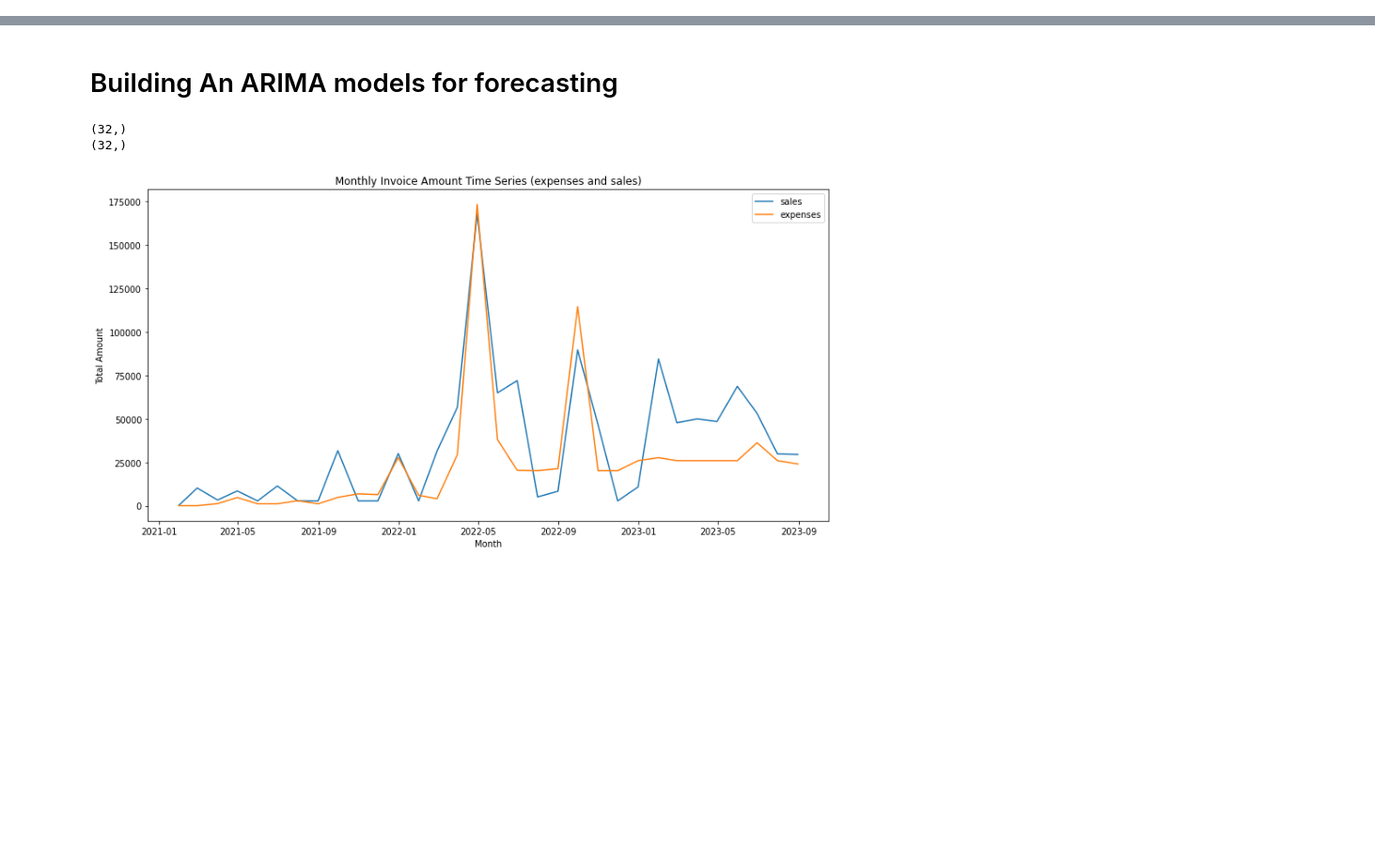
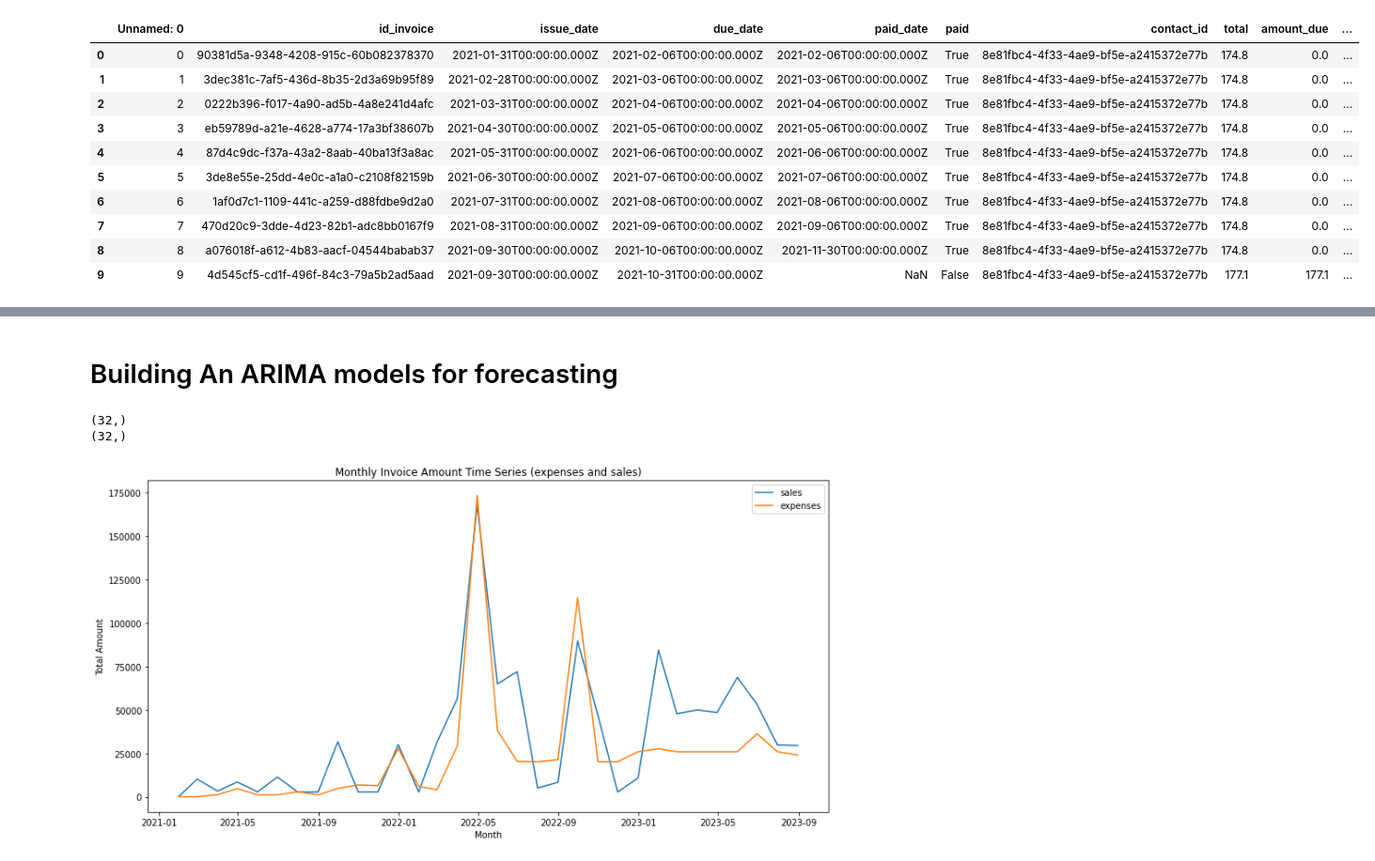
Before and after one commit to Sachin2911/SyftWebApp, a Jupyter notebook: DataAnalysis/Models.ipynb, the cells around one changed output, grey strips where cells are left out. Shown at 94% size. Cells and saved outputs as stored; diff of their text form; code cells hidden in the pictures; blank space fills up the shorter version.

```diff
--- a/DataAnalysis/Models.ipynb
+++ b/DataAnalysis/Models.ipynb
@@ -3,0 +7,14 @@ import numpy as np
+# %%
+merged_df.head(10)
+# %% [output]
+|  | Unnamed: 0 | id_invoice | issue_date | due_date | paid_date | paid | contact_id | total | amount_due | ... |
+| 0 | 0 | 90381d5a-9348-4208-915c-60b082378370 | 2021-01-31T00:00:00.000Z | 2021-02-06T00:00:00.000Z | 2021-02-06T00:00:00.000Z | True | 8e81fbc4-4f33-4ae9-bf5e-a2415372e77b | 174.8 | 0.0 | ... |
+| 1 | 1 | 3dec381c-7af5-436d-8b35-2d3a69b95f89 | 2021-02-28T00:00:00.000Z | 2021-03-06T00:00:00.000Z | 2021-03-06T00:00:00.000Z | True | 8e81fbc4-4f33-4ae9-bf5e-a2415372e77b | 174.8 | 0.0 | ... |
+| 2 | 2 | 0222b396-f017-4a90-ad5b-4a8e241d4afc | 2021-03-31T00:00:00.000Z | 2021-04-06T00:00:00.000Z | 2021-04-06T00:00:00.000Z | True | 8e81fbc4-4f33-4ae9-bf5e-a2415372e77b | 174.8 | 0.0 | ... |
+| 3 | 3 | eb59789d-a21e-4628-a774-17a3bf38607b | 2021-04-30T00:00:00.000Z | 2021-05-06T00:00:00.000Z | 2021-05-06T00:00:00.000Z | True | 8e81fbc4-4f33-4ae9-bf5e-a2415372e77b | 174.8 | 0.0 | ... |
+| 4 | 4 | 87d4c9dc-f37a-43a2-8aab-40ba13f3a8ac | 2021-05-31T00:00:00.000Z | 2021-06-06T00:00:00.000Z | 2021-06-06T00:00:00.000Z | True | 8e81fbc4-4f33-4ae9-bf5e-a2415372e77b | 174.8 | 0.0 | ... |
+| 5 | 5 | 3de8e55e-25dd-4e0c-a1a0-c2108f82159b | 2021-06-30T00:00:00.000Z | 2021-07-06T00:00:00.000Z | 2021-07-06T00:00:00.000Z | True | 8e81fbc4-4f33-4ae9-bf5e-a2415372e77b | 174.8 | 0.0 | ... |
+| 6 | 6 | 1af0d7c1-1109-441c-a259-d88fdbe9d2a0 | 2021-07-31T00:00:00.000Z | 2021-08-06T00:00:00.000Z | 2021-08-06T00:00:00.000Z | True | 8e81fbc4-4f33-4ae9-bf5e-a2415372e77b | 174.8 | 0.0 | ... |
+| 7 | 7 | 470d20c9-3dde-4d23-82b1-adc8bb0167f9 | 2021-08-31T00:00:00.000Z | 2021-09-06T00:00:00.000Z | 2021-09-06T00:00:00.000Z | True | 8e81fbc4-4f33-4ae9-bf5e-a2415372e77b | 174.8 | 0.0 | ... |
+| 8 | 8 | a076018f-a612-4b83-aacf-04544babab37 | 2021-09-30T00:00:00.000Z | 2021-10-06T00:00:00.000Z | 2021-11-30T00:00:00.000Z | True | 8e81fbc4-4f33-4ae9-bf5e-a2415372e77b | 174.8 | 0.0 | ... |
+| 9 | 9 | 4d545cf5-cd1f-496f-84c3-79a5b2ad5aad | 2021-09-30T00:00:00.000Z | 2021-10-31T00:00:00.000Z | NaN | False | 8e81fbc4-4f33-4ae9-bf5e-a2415372e77b | 177.1 | 177.1 | ... |
```
Also changed, not shown: parts of 12 cells of this notebook, 14 other files.
